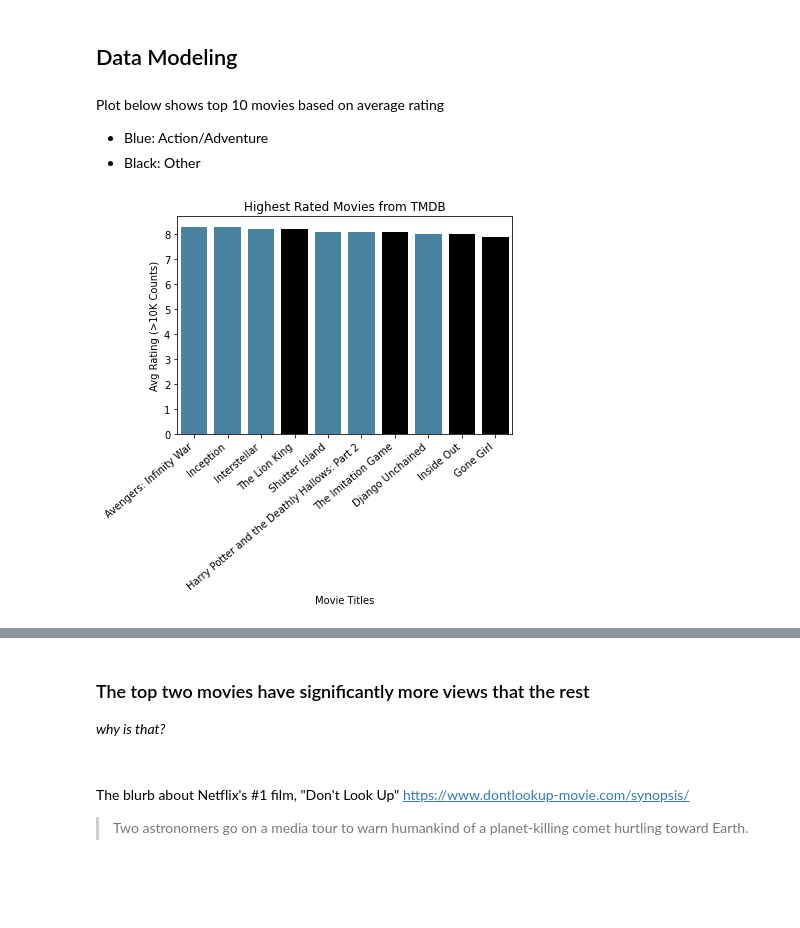
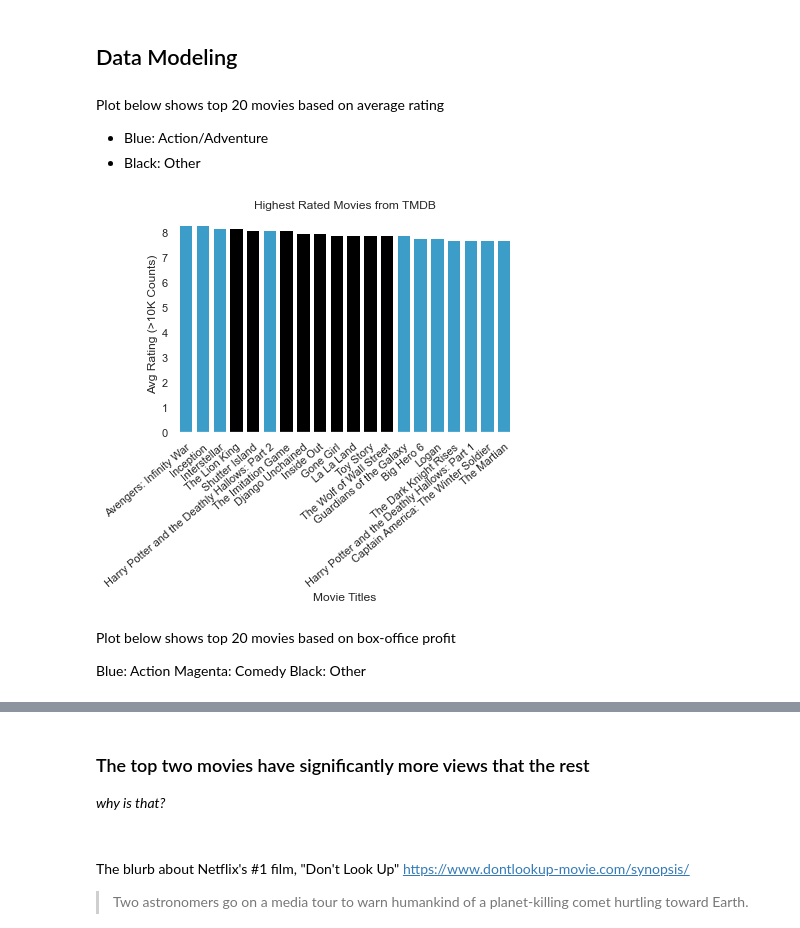
Before and after one commit to mccafj/MS-movie-studio-project, a Jupyter notebook: MS_Movie_Studio_Project.ipynb, the cells around one changed output, grey strips where cells are left out. Drawn from its saved outputs; the diff is of its cells as text; code cells hidden in the pictures; blank space fills up the shorter version.

```diff
--- a/MS_Movie_Studio_Project.ipynb
+++ b/MS_Movie_Studio_Project.ipynb
@@ -147,9 +165,11 @@ Sorting by a vote count greater than 10,000 and a vote average greater than 7. R
 # %%
 top_votes = top_vote_avg.loc[(top_vote_avg['vote_count'] > 10000) & (top_vote_avg['vote_average'] > 7)]
 top_votes = top_votes.sort_values('vote_average', ascending=False)
+# %%
+top_votes = top_votes.drop_duplicates(subset='title')
 # %%
-top_10_votes = top_votes[:10] #Selecting out the top 10 of that list
-top_10_votes
+top_20_votes = top_votes[:20] #Selecting out the top 20 of that list
+top_20_votes
 # %% [output]
 |  | Unnamed: 0 | genre_ids | id | original_language | original_title | popularity | release_date | title | ... |
 | 23811 | 23811 | [12, 28, 14] | 299536 | en | Avengers: Infinity War | 80.773 | 2018-04-27 | Avengers: Infinity War | ... |
@@ -256,19 +369,28 @@ vid_games_plt_data = vid_games_box_off[:10]
 # %% [markdown]
 ## Data Modeling
 # %% [markdown]
-Plot below shows top 10 movies based on average rating
+Plot below shows top 20 movies based on average rating
 - Blue: Action/Adventure
 - Black: Other
 # %%
 # code for plot used on Action/Adventure slide
 
-ax = sns.barplot(data=top_10_votes, x='original_title', y='vote_average', palette = ['#3c87ae', '#3c87ae', '#3c87ae', 'black', '#3c87ae', '#3c87ae', 'black', '#3c87ae', 'black', 'black'])
+ax = sns.barplot(data=top_20_votes, x='original_title', y='vote_average',
+                 palette = ['#25a6e0', '#25a6e0', '#25a6e0', 'black', 'black', '#25a6e0', 'black', 'black', 'black', 'black',
+                           'black', 'black', 'black', '#25a6e0', '#25a6e0', '#25a6e0', '#25a6e0', '#25a6e0', '#25a6e0', '#25a6e0'])
 
-ax.set_xticklabels(ax.get_xticklabels(), rotation=40, ha="right")
+sns.set(rc={'axes.facecolor':(0,0,0,0), 'figure.facecolor':(0,0,0,0)})
+ax.set_xticklabels(ax.get_xticklabels(), rotation=40, ha="right", rotation_mode='anchor')
 ax.set_xlabel('Movie Titles')
 ax.set_ylabel('Avg Rating (>10K Counts)')
 ax.set_title('Highest Rated Movies from TMDB');
 
 #plt.savefig('./zippedData/highest rated movies from TMDB action adv', bbox_inches='tight', dpi=300);
 # %% [output]
-[figure, old version]
+[figure, new version]
+# %% [markdown]
+Plot below shows top 20 movies based on box-office profit
+
+Blue: Action
+Magenta: Comedy
+Black: Other
```
Also changed, not shown: parts of 38 cells of this notebook, 5 other files.
